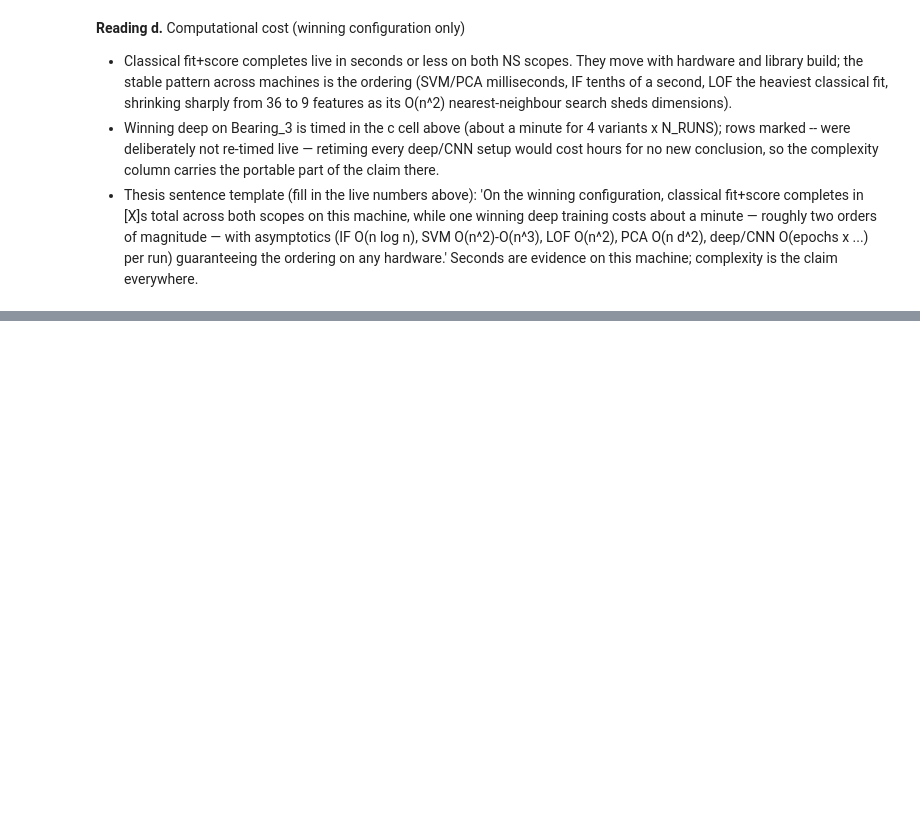
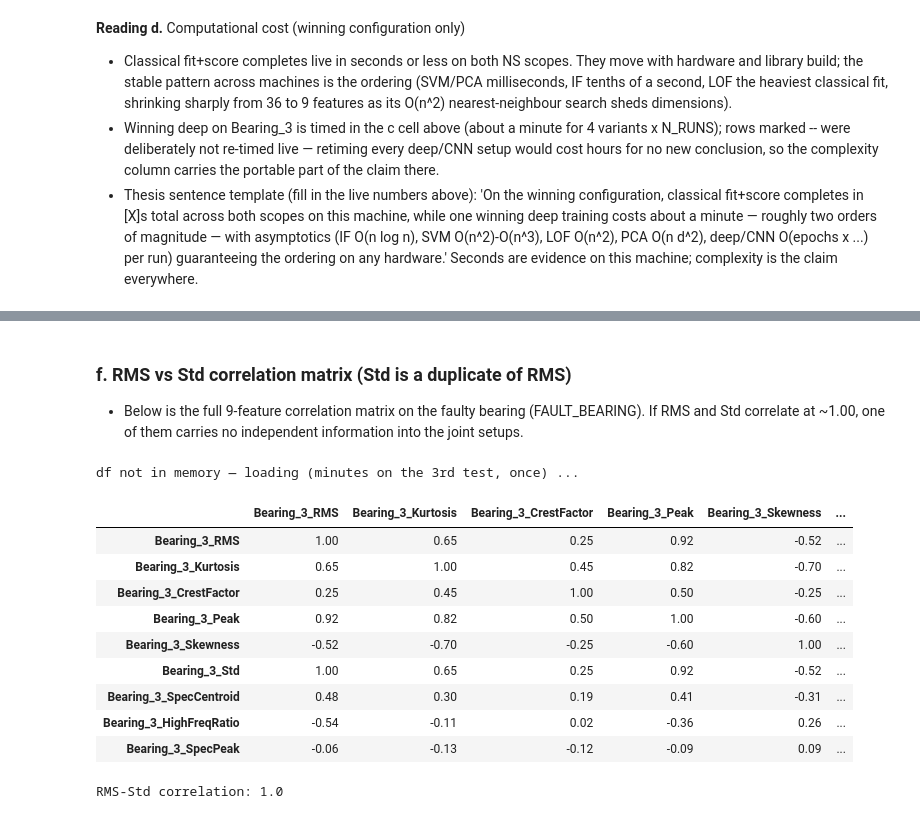
Before and after one commit to maidabiber/anomaly-detection-thesis, a Jupyter notebook: notebooks/analyze_3rd_test_v2.ipynb, the cells around one changed output, grey strips where cells are left out. Saved outputs shown, nothing was run; the diff lists cells and outputs as text; code cells hidden in the pictures; blank space fills up the shorter version.

```diff
--- a/notebooks/analyze_3rd_test_v2.ipynb
+++ b/notebooks/analyze_3rd_test_v2.ipynb
@@ -1771,0 +1828,29 @@ NOTE: timings cover the WINNING configuration only (single parameter set), not t
+# %% [markdown]
+### f. RMS vs Std correlation matrix (Std is a duplicate of RMS)
+
+- Below is the full 9-feature correlation matrix on the faulty bearing (FAULT_BEARING). If RMS and Std correlate at ~1.00, one of them carries no independent information into the joint setups.
+# %%
+import pandas as pd
+try:
+    df
+except NameError:
+    from src.features import extract_features
+    print('df not in memory — loading (minutes on the 3rd test, once) ...', flush=True)
+    df = extract_features('data/raw/3rd_test/')
+feats_f = ['RMS', 'Kurtosis', 'CrestFactor', 'Peak', 'Skewness', 'Std', 'SpecCentroid', 'HighFreqRatio', 'SpecPeak']
+corr_f = df[[f'Bearing_3_{f}' for f in feats_f]].corr()
+display(corr_f.style.format('{:.2f}'))
+print('RMS-Std correlation:', round(float(corr_f.loc['Bearing_3_RMS', 'Bearing_3_Std']), 4))
+# %% [output]
+df not in memory — loading (minutes on the 3rd test, once) ...
+|  | Bearing_3_RMS | Bearing_3_Kurtosis | Bearing_3_CrestFactor | Bearing_3_Peak | Bearing_3_Skewness | ... |
+| Bearing_3_RMS | 1.00 | 0.65 | 0.25 | 0.92 | -0.52 | ... |
+| Bearing_3_Kurtosis | 0.65 | 1.00 | 0.45 | 0.82 | -0.70 | ... |
+| Bearing_3_CrestFactor | 0.25 | 0.45 | 1.00 | 0.50 | -0.25 | ... |
+| Bearing_3_Peak | 0.92 | 0.82 | 0.50 | 1.00 | -0.60 | ... |
+| Bearing_3_Skewness | -0.52 | -0.70 | -0.25 | -0.60 | 1.00 | ... |
+| Bearing_3_Std | 1.00 | 0.65 | 0.25 | 0.92 | -0.52 | ... |
+| Bearing_3_SpecCentroid | 0.48 | 0.30 | 0.19 | 0.41 | -0.31 | ... |
+| Bearing_3_HighFreqRatio | -0.54 | -0.11 | 0.02 | -0.36 | 0.26 | ... |
+| Bearing_3_SpecPeak | -0.06 | -0.13 | -0.12 | -0.09 | 0.09 | ... |
+RMS-Std correlation: 1.0
```
Also changed, not shown: parts of 6 cells of this notebook.
